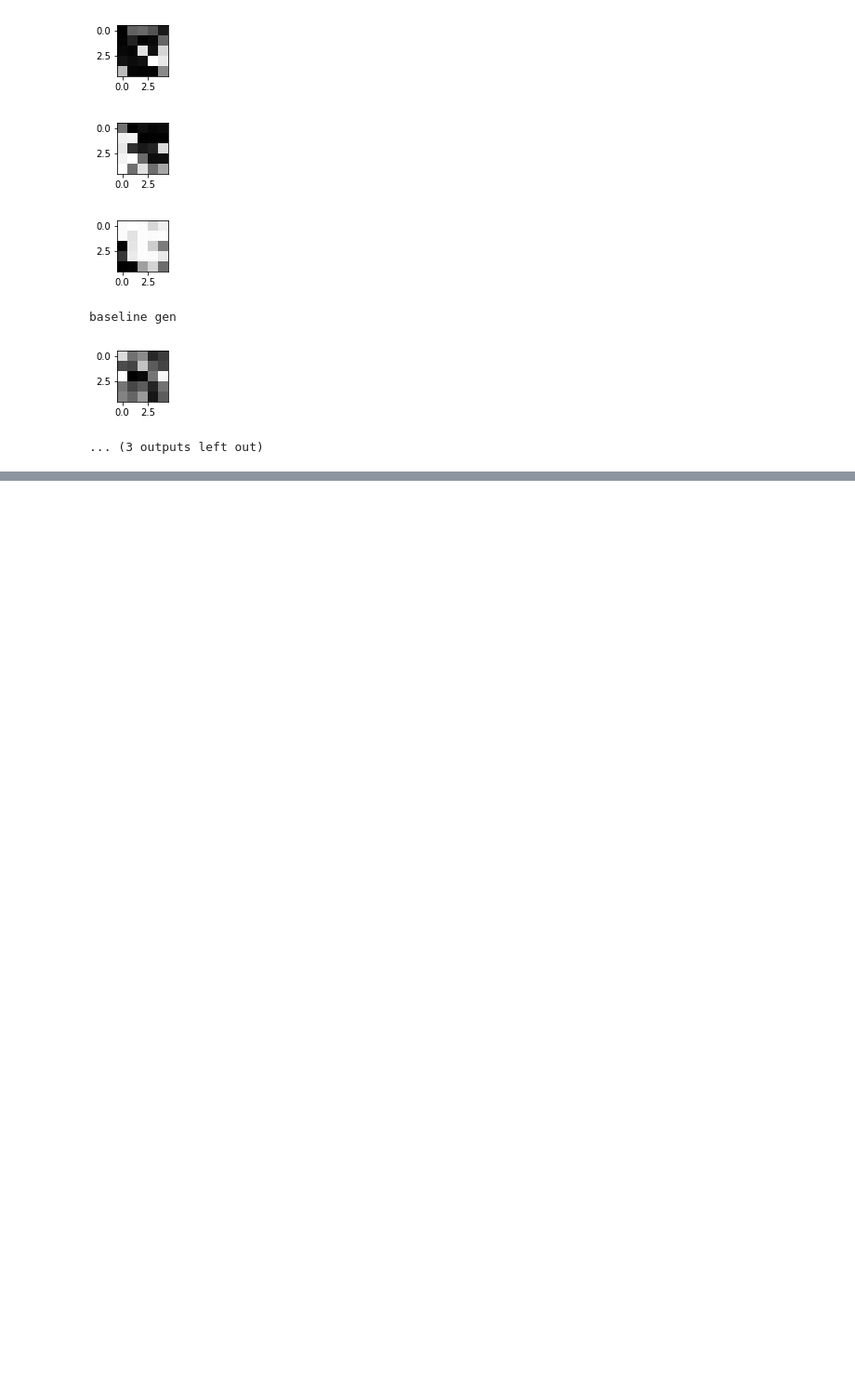
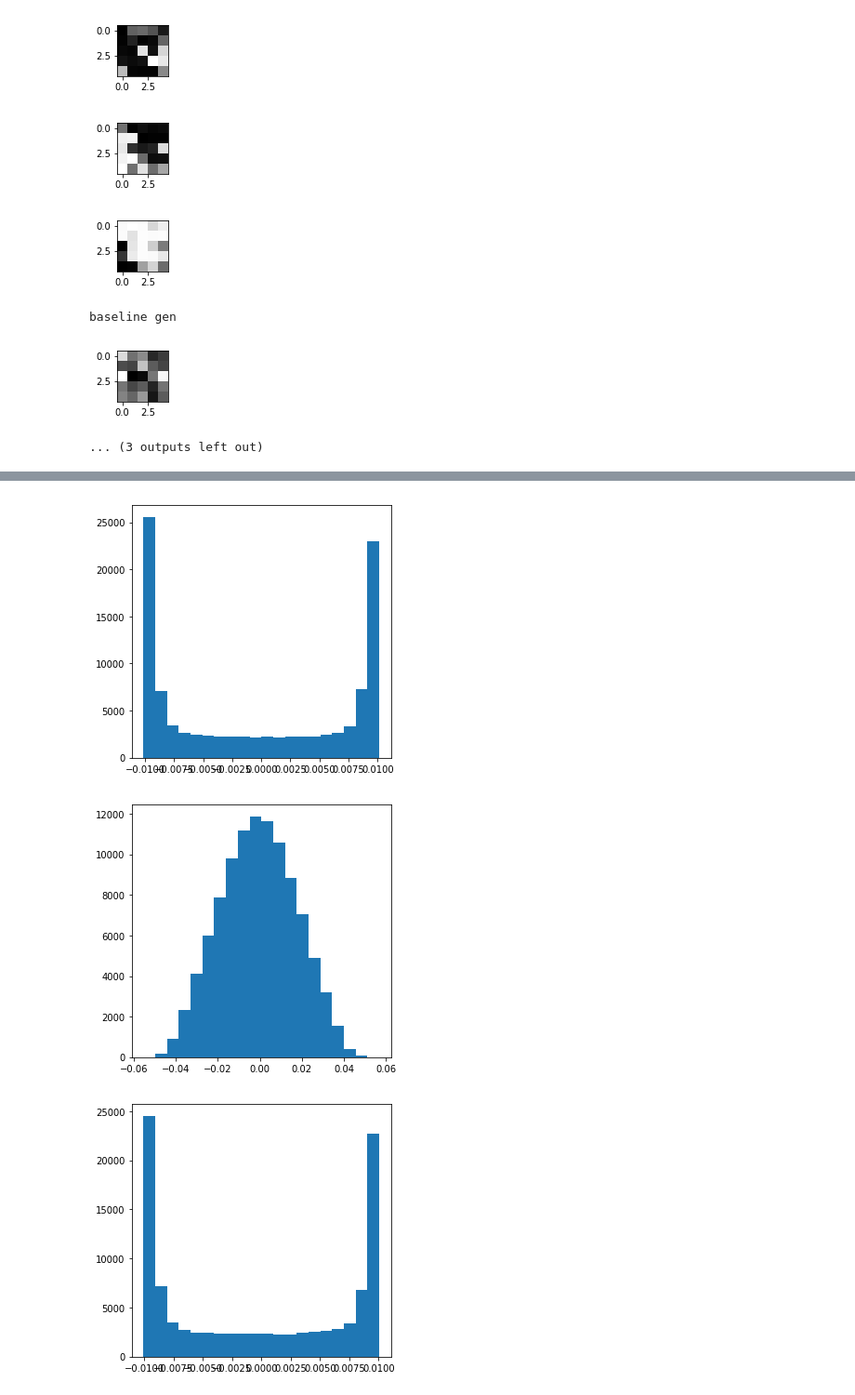
Before and after one commit to arjunkaruvally/Shared-WGAN, a Jupyter notebook: Weights_Analyser.ipynb, the cells around one changed output, grey strips where cells are left out. Shown at 93% size. Drawn from its saved outputs; the diff is of its cells as text; code cells hidden in the pictures; blank space fills up the shorter version.

```diff
--- a/Weights_Analyser.ipynb
+++ b/Weights_Analyser.ipynb
@@ -102,0 +142,13 @@ def get_similarity(sim_1, sim_2):
+# %%
+plt.hist(shared["gen"].flatten(), bins=20)
+plt.show()
+
+plt.hist(baseline["gen"].flatten(), bins=20)
+plt.show()
+
+plt.hist(baseline["disc"].flatten(), bins=20)
+plt.show()
+# %% [output]
+[figure, added]
+[figure, added]
+[figure, added]
```
Also changed, not shown: parts of 4 cells of this notebook, 4 other files.
